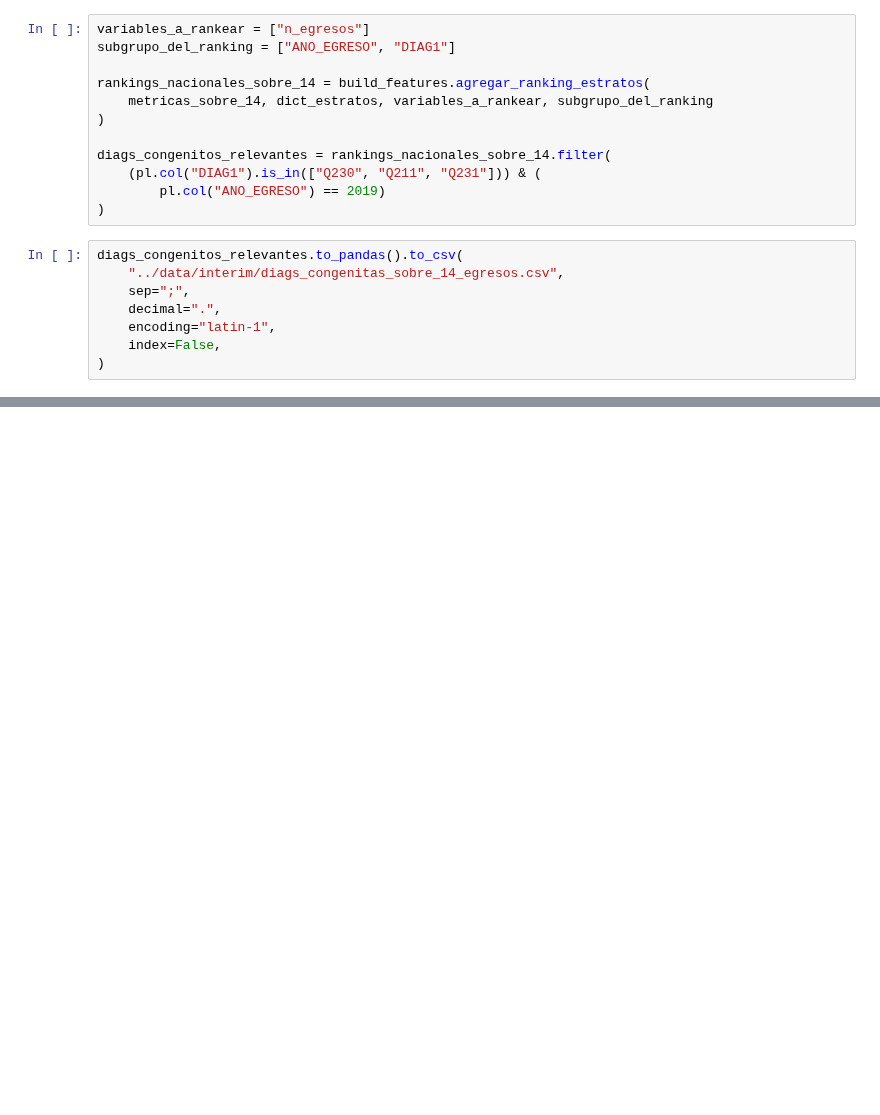
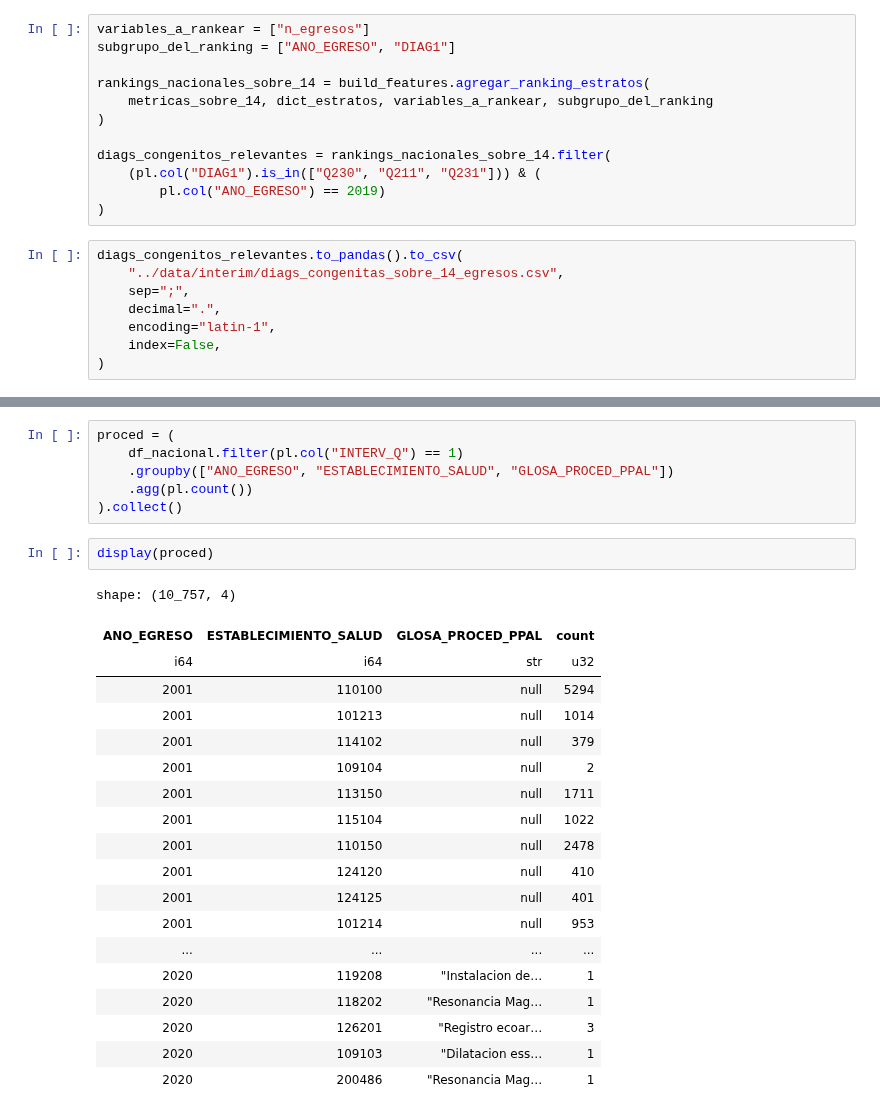
Before and after one commit to JavierRojas14/egresos-hospitalarios, a Jupyter notebook: egresos-hospitalarios/notebooks/2.0-jrb-discharges-analysis.ipynb, the cells around one changed output, grey strips where cells are left out. Drawn from its saved outputs; the diff is of its cells as text; blank space fills up the shorter version.

```diff
--- a/egresos-hospitalarios/notebooks/2.0-jrb-discharges-analysis.ipynb
+++ b/egresos-hospitalarios/notebooks/2.0-jrb-discharges-analysis.ipynb
@@ -180,0 +222,28 @@ diags_congenitos_relevantes.to_pandas().to_csv(
+# %%
+proced = (
+    df_nacional.filter(pl.col("INTERV_Q") == 1)
+    .groupby(["ANO_EGRESO", "ESTABLECIMIENTO_SALUD", "GLOSA_PROCED_PPAL"])
+    .agg(pl.count())
+).collect()
+# %%
+display(proced)
+# %% [output]
+shape: (10_757, 4)
+| ANO_EGRESO | ESTABLECIMIENTO_SALUD | GLOSA_PROCED_PPAL | count |
+| i64 | i64 | str | u32 |
+| 2001 | 110100 | null | 5294 |
+| 2001 | 101213 | null | 1014 |
+| 2001 | 114102 | null | 379 |
+| 2001 | 109104 | null | 2 |
+| 2001 | 113150 | null | 1711 |
+| 2001 | 115104 | null | 1022 |
+| 2001 | 110150 | null | 2478 |
+| 2001 | 124120 | null | 410 |
+| 2001 | 124125 | null | 401 |
+| 2001 | 101214 | null | 953 |
+| ... | ... | ... | ... |
+| 2020 | 119208 | "Instalacion de… | 1 |
+| 2020 | 118202 | "Resonancia Mag… | 1 |
+| 2020 | 126201 | "Registro ecoar… | 3 |
+| 2020 | 109103 | "Dilatacion ess… | 1 |
+| 2020 | 200486 | "Resonancia Mag… | 1 |
```
Also changed, not shown: parts of 10 cells of this notebook.
